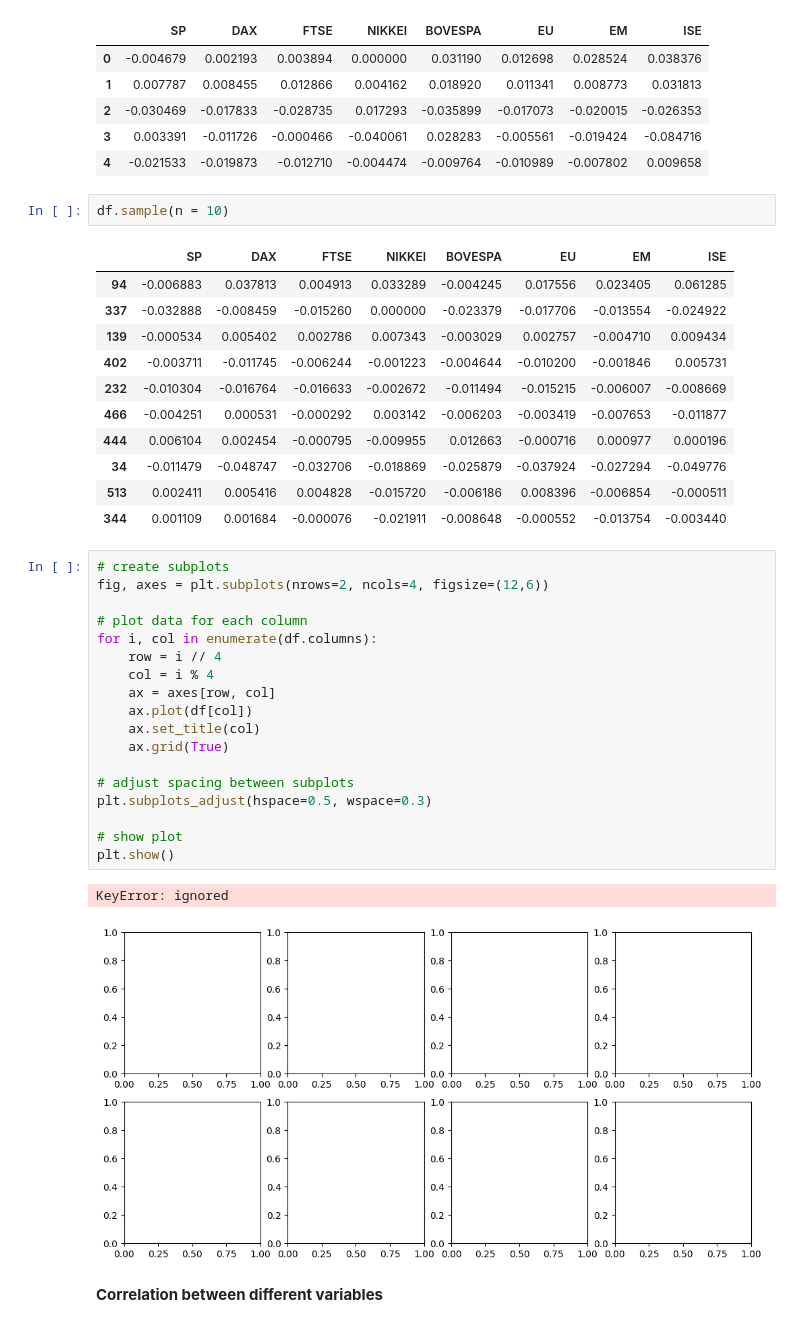
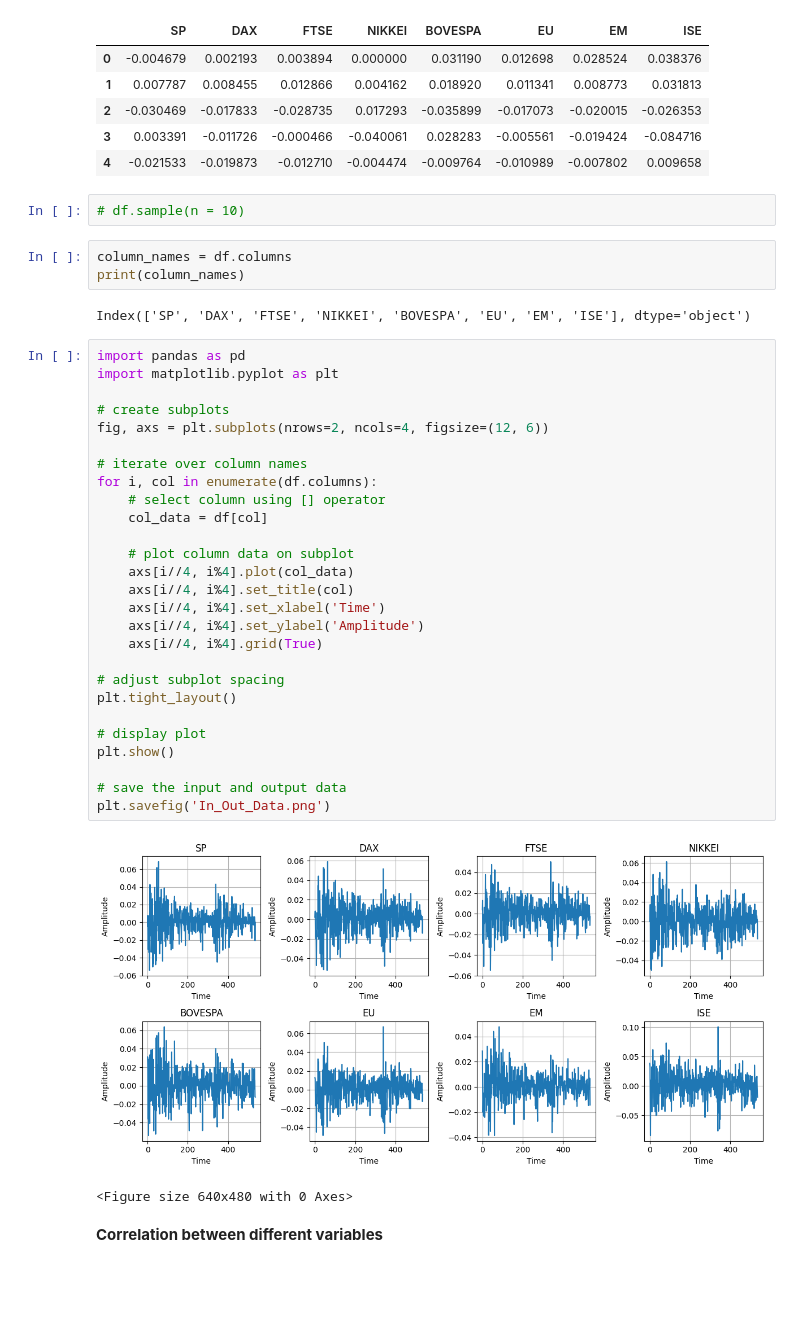
Before and after one commit to asheta66/CNN, a Jupyter notebook: Stock_Market_Prediction.ipynb, the cells around one changed output. Saved outputs shown, nothing was run; the diff lists cells and outputs as text; blank space fills up the shorter version.

```diff
--- a/Stock_Market_Prediction.ipynb
+++ b/Stock_Market_Prediction.ipynb
@@ -26,40 +26,42 @@ df.head()
 | 3 | 0.003391 | -0.011726 | -0.000466 | -0.040061 | 0.028283 | -0.005561 | -0.019424 | -0.084716 |
 | 4 | -0.021533 | -0.019873 | -0.012710 | -0.004474 | -0.009764 | -0.010989 | -0.007802 | 0.009658 |
 # %%
-df.sample(n = 10)
+# df.sample(n = 10)
-# %% [output]
-|  | SP | DAX | FTSE | NIKKEI | BOVESPA | EU | EM | ISE |
-| 94 | -0.006883 | 0.037813 | 0.004913 | 0.033289 | -0.004245 | 0.017556 | 0.023405 | 0.061285 |
-| 337 | -0.032888 | -0.008459 | -0.015260 | 0.000000 | -0.023379 | -0.017706 | -0.013554 | -0.024922 |
-| 139 | -0.000534 | 0.005402 | 0.002786 | 0.007343 | -0.003029 | 0.002757 | -0.004710 | 0.009434 |
-| 402 | -0.003711 | -0.011745 | -0.006244 | -0.001223 | -0.004644 | -0.010200 | -0.001846 | 0.005731 |
-| 232 | -0.010304 | -0.016764 | -0.016633 | -0.002672 | -0.011494 | -0.015215 | -0.006007 | -0.008669 |
-| 466 | -0.004251 | 0.000531 | -0.000292 | 0.003142 | -0.006203 | -0.003419 | -0.007653 | -0.011877 |
-| 444 | 0.006104 | 0.002454 | -0.000795 | -0.009955 | 0.012663 | -0.000716 | 0.000977 | 0.000196 |
-| 34 | -0.011479 | -0.048747 | -0.032706 | -0.018869 | -0.025879 | -0.037924 | -0.027294 | -0.049776 |
-| 513 | 0.002411 | 0.005416 | 0.004828 | -0.015720 | -0.006186 | 0.008396 | -0.006854 | -0.000511 |
-| 344 | 0.001109 | 0.001684 | -0.000076 | -0.021911 | -0.008648 | -0.000552 | -0.013754 | -0.003440 |
-# %%
-# create subplots
-fig, axes = plt.subplots(nrows=2, ncols=4, figsize=(12,6))
-
-# plot data for each column
-for i, col in enumerate(df.columns):
-    row = i // 4
-    col = i % 4
-    ax = axes[row, col]
-    ax.plot(df[col])
-    ax.set_title(col)
-    ax.grid(True)
-
-# adjust spacing between subplots
-plt.subplots_adjust(hspace=0.5, wspace=0.3)
-
-# show plot
-plt.show()
-# %% [output]
-KeyError: ignored
-[figure, removed]
+# %%
+column_names = df.columns
+print(column_names)
+# %% [output]
+Index(['SP', 'DAX', 'FTSE', 'NIKKEI', 'BOVESPA', 'EU', 'EM', 'ISE'], dtype='object')
+# %%
+import pandas as pd
+import matplotlib.pyplot as plt
+
+# create subplots
+fig, axs = plt.subplots(nrows=2, ncols=4, figsize=(12, 6))
+
+# iterate over column names
+for i, col in enumerate(df.columns):
+    # select column using [] operator
+    col_data = df[col]
+
+    # plot column data on subplot
+    axs[i//4, i%4].plot(col_data)
+    axs[i//4, i%4].set_title(col)
+    axs[i//4, i%4].set_xlabel('Time')
+    axs[i//4, i%4].set_ylabel('Amplitude')
+    axs[i//4, i%4].grid(True)
+
+# adjust subplot spacing
+plt.tight_layout()
+
+# display plot
+plt.show()
+
+# save the input and output data
+plt.savefig('In_Out_Data.png')
+# %% [output]
+[figure, added]
+<Figure size 640x480 with 0 Axes>
 # %% [markdown]
 **Correlation between different variables**
 # %%
```
Also changed, not shown: parts of 9 cells of this notebook.
